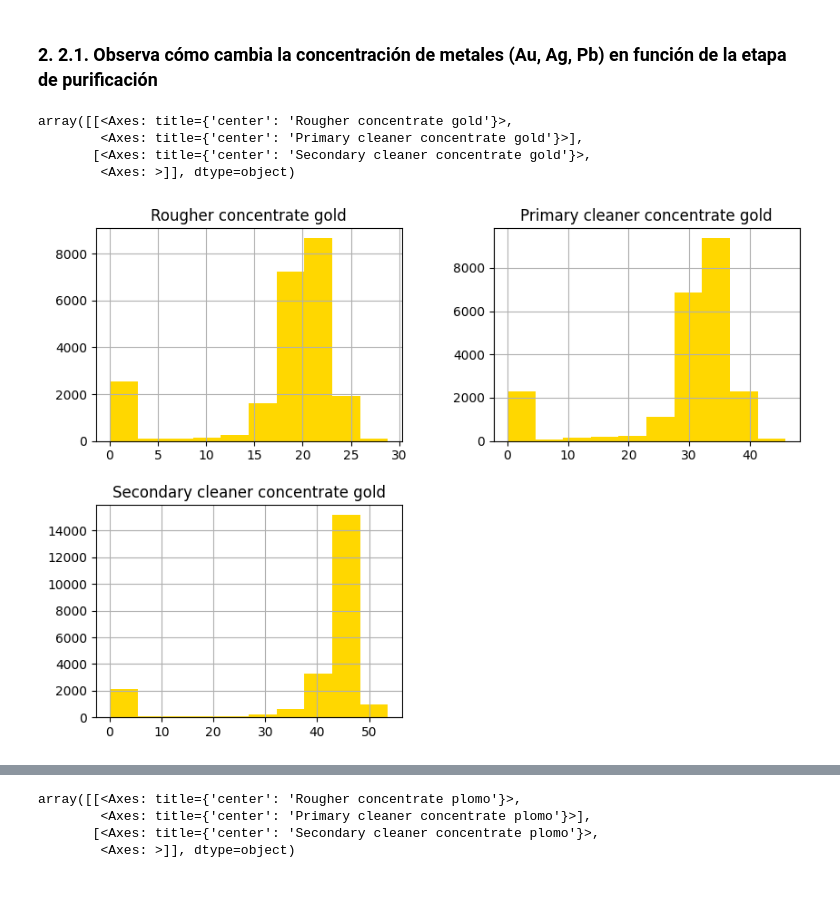
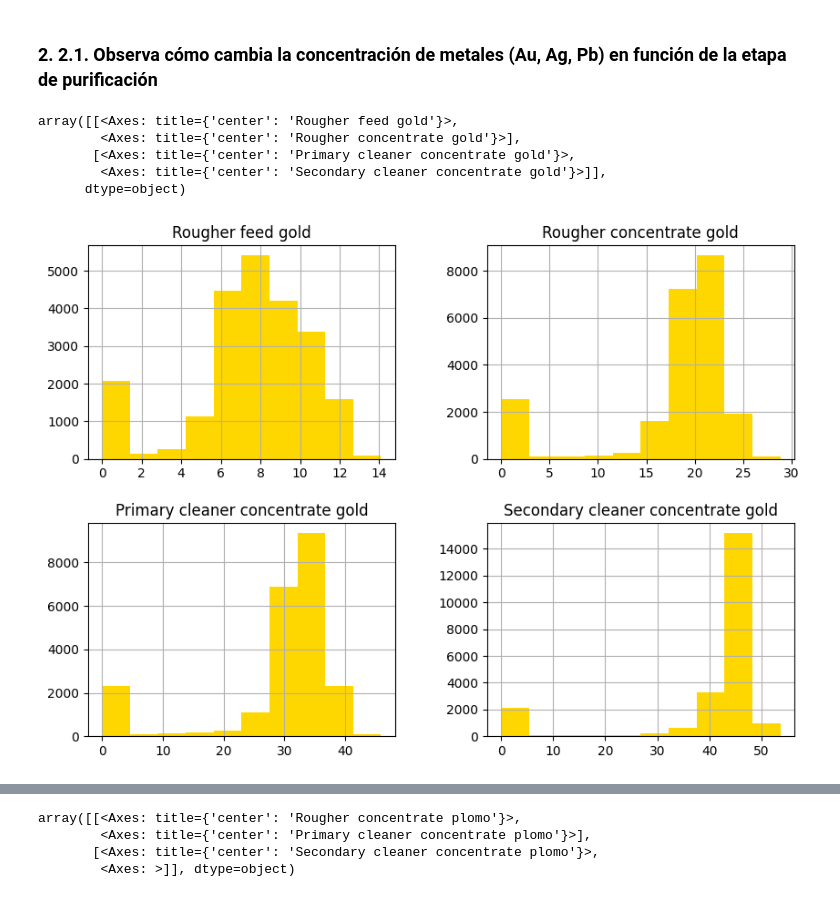
Before and after one commit to wh1tneyr/proyecto-tecnologico, a Jupyter notebook: gold.ipynb, the cells around one changed output, grey strips where cells are left out. Drawn from its saved outputs; the diff is of its cells as text; code cells hidden in the pictures.

Commit message:
agregando la materia prima al histograma de concentracion del oro y analizando resultados

```diff
--- a/gold.ipynb
+++ b/gold.ipynb
@@ -347,17 +351,18 @@ Ya se encuentran los tres conjuntos de datos preparados para proseguir con el an
 # %%
 #concentrado de oro en todas las etapas de purificacion
 concentrate_stages_au = pd.DataFrame({
+    'Rougher feed gold': df_full['rougher.input.feed_au'],
     'Rougher concentrate gold': df_full['rougher.output.concentrate_au'],
     'Primary cleaner concentrate gold': df_full['primary_cleaner.output.concentrate_au'],
     'Secondary cleaner concentrate gold': df_full['final.output.concentrate_au']
     })
 
-
-concentrate_stages_au.hist(color='gold',
-                           figsize= [10,7])
+#hacer un histograma para ver la concentracion del oro
+concentrate_stages_au.hist(color='gold', figsize= [10,7])
 # %% [output]
-array([[<Axes: title={'center': 'Rougher concentrate gold'}>,
-        <Axes: title={'center': 'Primary cleaner concentrate gold'}>],
-       [<Axes: title={'center': 'Secondary cleaner concentrate gold'}>,
-        <Axes: >]], dtype=object)
+array([[<Axes: title={'center': 'Rougher feed gold'}>,
+        <Axes: title={'center': 'Rougher concentrate gold'}>],
+       [<Axes: title={'center': 'Primary cleaner concentrate gold'}>,
+        <Axes: title={'center': 'Secondary cleaner concentrate gold'}>]],
+      dtype=object)
-[figure, old version]
+[figure, new version]
```
Also changed, not shown: parts of 2 cells of this notebook.
